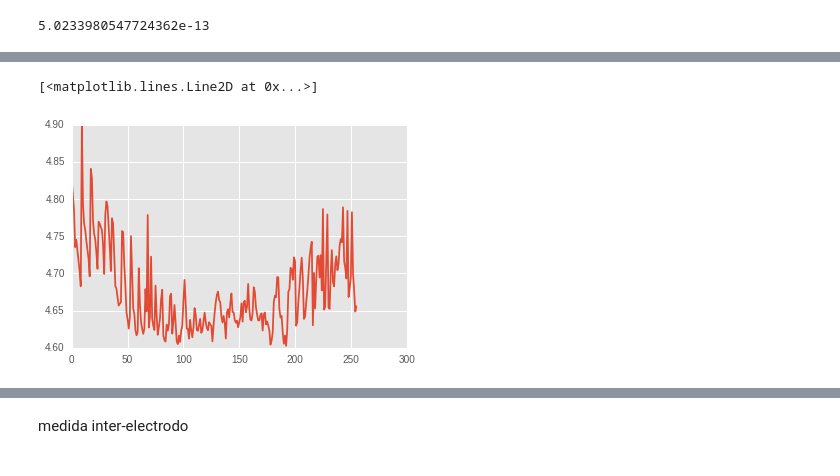
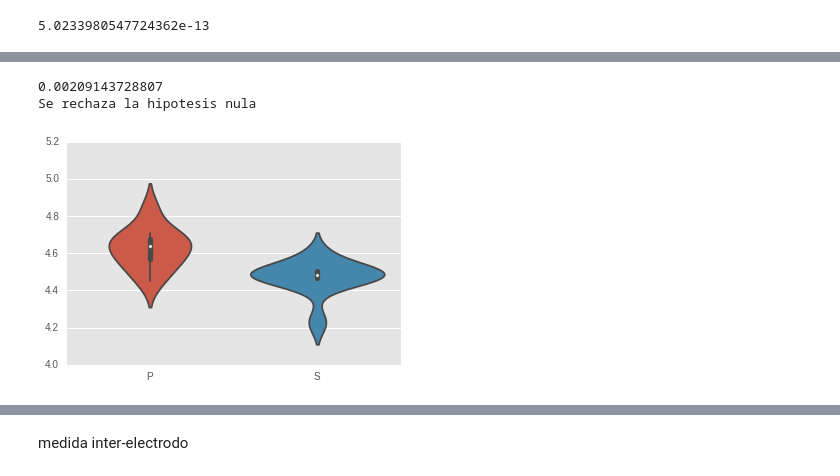
Before and after one commit to MascittiJA/CienciaDatos, a Jupyter notebook: TP2/segundo-intento.ipynb, the cells around one changed output, grey strips where cells are left out. Cells and saved outputs as stored; diff of their text form; code cells hidden in the pictures.

```diff
--- a/TP2/segundo-intento.ipynb
+++ b/TP2/segundo-intento.ipynb
@@ -212,11 +215,46 @@ def cantidad_informacion(elec):
 
 # cantidad_informacion(matriz[:,1,:].mean(axis=0))
 # %%
-cant_inf = []
-for i in range(matriz.shape[1]):
-    cant_inf.append(cantidad_informacion(matriz[:,i,:]))
-plt.plot(cant_inf)
+
+def cantidad_informacion_sujeto(matriz):
+    cant_inf = []
+    for i in range(matriz.shape[1]):
+        cant_inf.append(cantidad_informacion(matriz[:,i,:]))
+# plt.plot(cant_inf)
+    return np.array(cant_inf).mean()
+
+
 #plot de todas las cantidades de informacion por electrodo
-# %% [output]
-[<matplotlib.lines.Line2D at 0x...>]
-[figure, removed]
+# %%
+mediasP = []
+mediasS = []
+for l in ['P','S']:
+    for i in range(1,11):
+        dat = io.loadmat('{0}data/{1}%02d.mat'.format(path,l) %i)
+        mat = dat['data']
+        media = cantidad_informacion_sujeto(mat)
+        if l=='P':
+            mediasP.append(media)
+        else:
+            mediasS.append(media)
+# %%
+medias = pd.DataFrame({"P":mediasP,"S":mediasS})
+# %%
+def plot_violin(df):
+    ax = sns.violinplot(data=df)
+    ax.set_autoscaley_on(True)
+#     sns.plt.show()
+
+def test_same_mean(data1, data2):
+    t, p_value = sp.stats.ttest_rel(data1, data2)
+    print(p_value)
+    return "No hay evidencia suficiente para rechazar la hipotesis nula" if (p_value > 0.05) else "Se rechaza la hipotesis nula"
+# %%
+df = pd.DataFrame(medias, columns=list('PS'))
+plot_violin(df)
+
+print(test_same_mean(df['P'], df['S']))
+# %% [output]
+0.00209143728807
+Se rechaza la hipotesis nula
+[figure, added]
```
Also changed, not shown: parts of 18 cells of this notebook.
